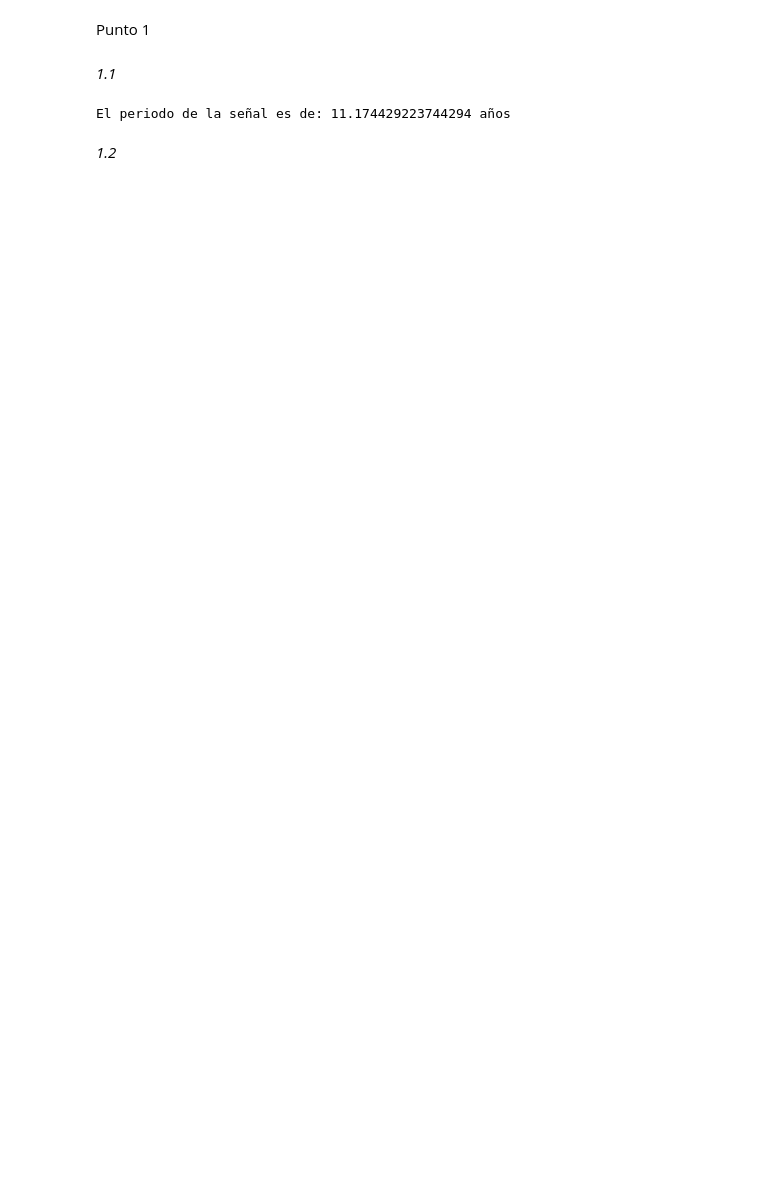
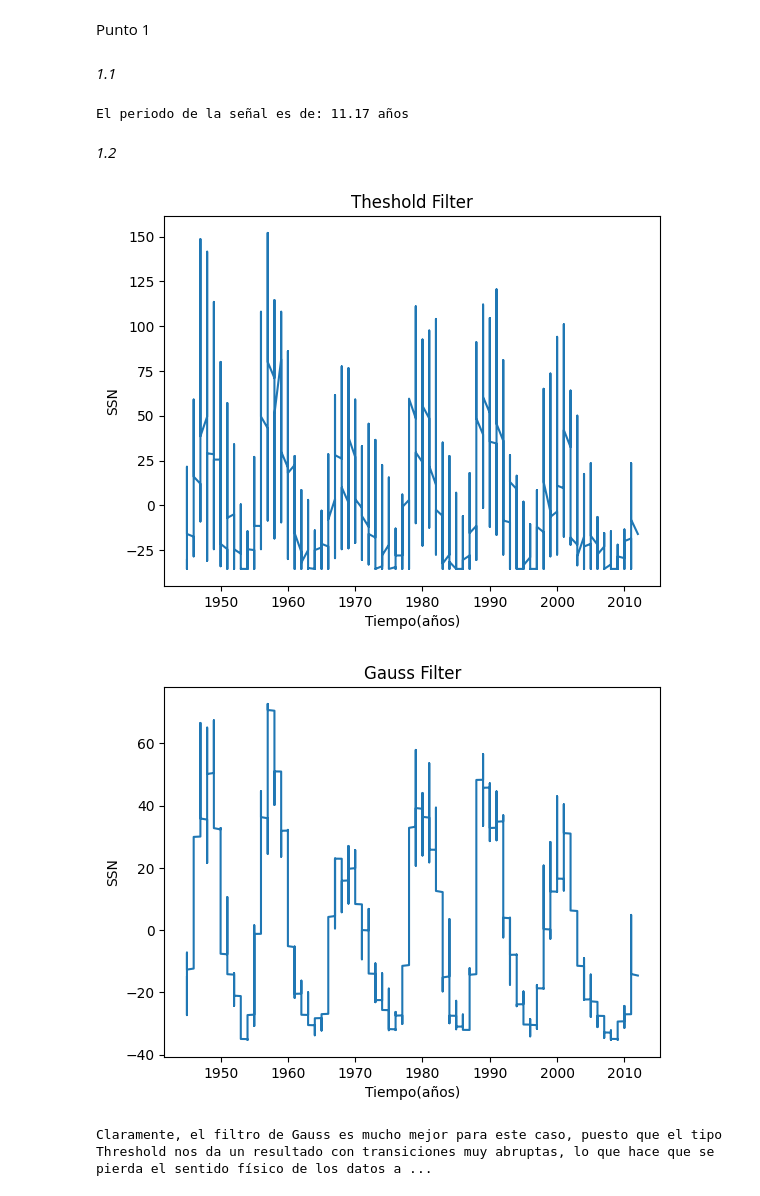
Before and after one commit to EstebanFuentesS/Metodos-Computacionales-2, a Jupyter notebook: Taller2.ipynb, the cells around one changed output. Cells and saved outputs as stored; diff of their text form; code cells hidden in the pictures; blank space fills up the shorter version.

```diff
--- a/Taller2.ipynb
+++ b/Taller2.ipynb
@@ -54,8 +56,37 @@ freq_positivas = freq[:len(freq) // 2]
 magnitudes_positivas = magnitudes[:len(magnitudes) // 2]
 frecuencia_principal = freq_positivas[list(magnitudes_positivas).index(np.max(magnitudes_positivas))]
 
-print(f"El periodo de la señal es de: {1/frecuencia_principal} años")
+print(f"El periodo de la señal es de: {round(1/frecuencia_principal, 2)} años")
 # %% [output]
-El periodo de la señal es de: 11.174429223744294 años
+El periodo de la señal es de: 11.17 años
 # %% [markdown]
 *1.2*
+# %%
+#Utilizando los resultados del ejercicio anterior:
+
+#Filtro threshold
+freq_corte = frecuencia_principal
+filtro = transformada
+filtro[np.abs(freq) > freq] = 0
+senal_filtrada = np.fft.ifft(filtro)
+
+#Filtro Gauss
+gamma = freq_corte / np.sqrt(2*np.log(2))
+filtro_gauss = np.exp(-(freq**2)*(gamma))
+senal_filtrada_gauss = np.fft.ifft(transformada * filtro_gauss)
+
+plt.plot(dict_data["year"], senal_filtrada)
+plt.title("Theshold Filter")
+plt.xlabel("Tiempo(años)")
+plt.ylabel("SSN")
+plt.show()
+plt.plot(dict_data["year"], senal_filtrada_gauss)
+plt.title("Gauss Filter")
+plt.xlabel("Tiempo(años)")
+plt.ylabel("SSN")
+plt.show()
+print("Claramente, el filtro de Gauss es mucho mejor para este caso, puesto que el tipo Threshold nos da un resultado con transiciones muy abruptas, lo que hace que se pierda el sentido físico de los datos a la vista.")
+# %% [output]
+[figure, added]
+[figure, added]
+Claramente, el filtro de Gauss es mucho mejor para este caso, puesto que el tipo Threshold nos da un resultado con transiciones muy abruptas, lo que hace que se pierda el sentido físico de los datos a ...
```
Also changed, not shown: parts of 1 cell of this notebook.
